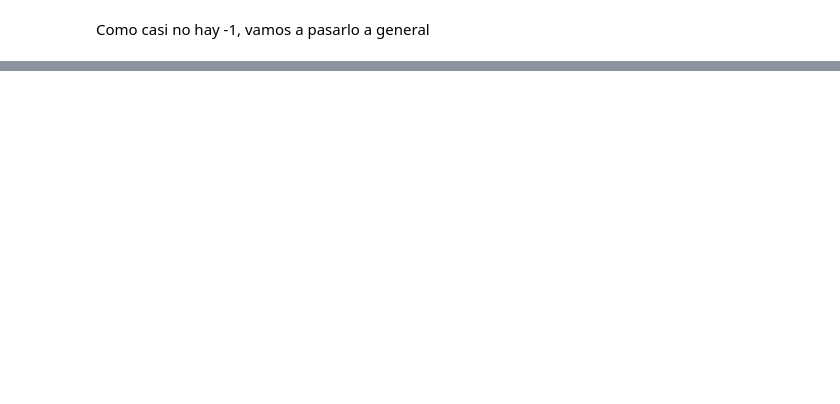
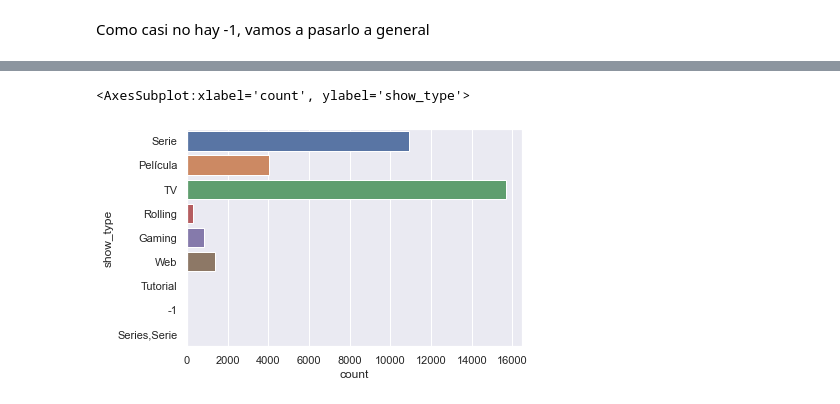
Before and after one commit to Qk527/DesafioTelecom, a Jupyter notebook: EDA/EDA_Metada_Qk.ipynb, the cells around one changed output, grey strips where cells are left out. Cells and saved outputs as stored; diff of their text form; code cells hidden in the pictures; blank space fills up the shorter version.

```diff
--- a/EDA/EDA_Metada_Qk.ipynb
+++ b/EDA/EDA_Metada_Qk.ipynb
@@ -84,0 +160,13 @@ Como casi no hay -1, vamos a pasarlo a general
+# %%
+def to_dummies(variable, df, separator):
+    split_data = df[variable].str.split(separator, expand=True)
+    df_dummies = pd.get_dummies(split_data, prefix= str(variable))
+    return df_dummies
+# %%
+categ_dummy = to_dummies("category",sub_df,"/")
+keyword_dummy = to_dummies("keywords",sub_df,",")
+cast_dummy = to_dummies("cast_first_name",sub_df,",")
+audience_dummy = to_dummies("audience",sub_df,",")
+# %%
+sub_df = pd.concat([categ_dummy, keyword_dummy, cast_dummy, audience_dummy], axis=1)
+sub_df
@@ -84,0 +187,7 @@ Como casi no hay -1, vamos a pasarlo a general
+# %%
+extend_df = pd.concat([df_metadata, sub_df], axis=1)
+extend_df = extend_df.drop('category', axis=1)
+extend_df = extend_df.drop('keywords', axis=1)
+extend_df = extend_df.drop('cast_first_name', axis=1)
+extend_df = extend_df.drop('audience', axis=1)
+extend_df
@@ -84,0 +208,5 @@ Como casi no hay -1, vamos a pasarlo a general
+# %%
+sns.countplot(y='show_type', data=extend_df)
+# %% [output]
+<AxesSubplot:xlabel='count', ylabel='show_type'>
+[figure, added]
```
Also changed, not shown: parts of 18 cells of this notebook, 1 other file.
